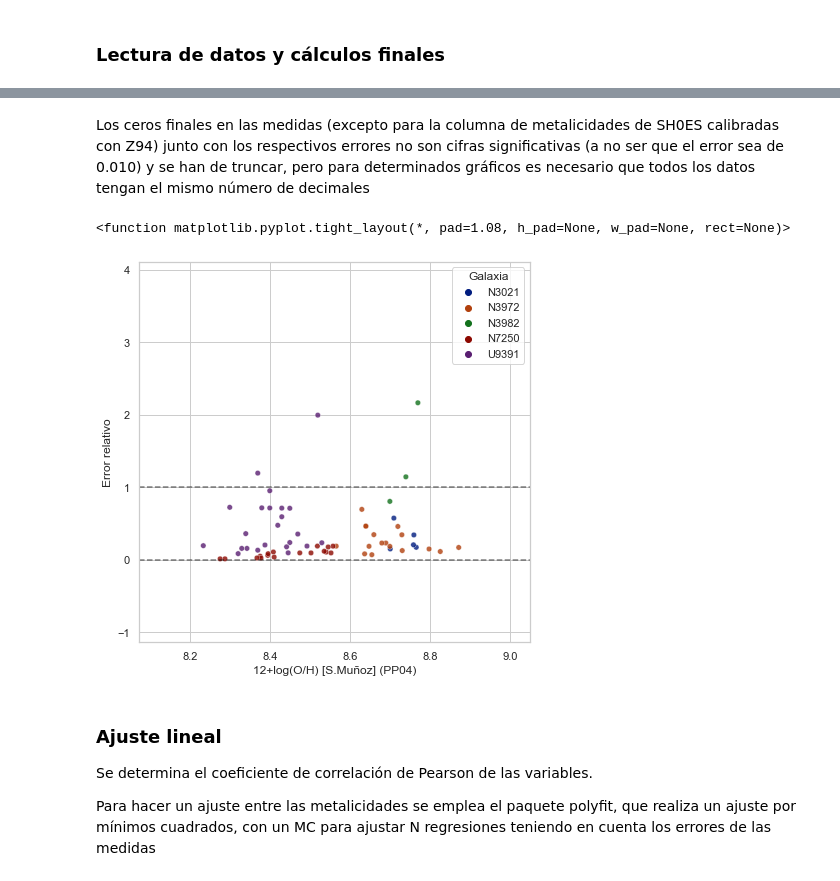
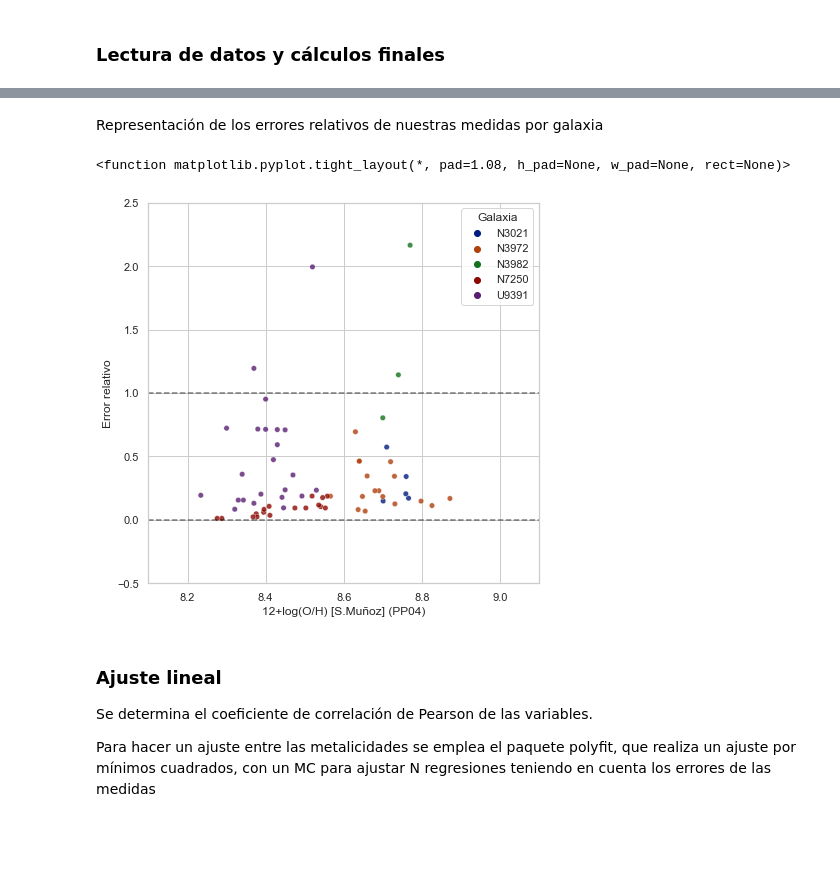
Before and after one commit to saraemete/TFM-Cepheids, a Jupyter notebook: results_discussion.ipynb, the cells around one changed output, grey strips where cells are left out. Cells and saved outputs as stored; diff of their text form; code cells hidden in the pictures; blank space fills up the shorter version.

```diff
--- a/results_discussion.ipynb
+++ b/results_discussion.ipynb
@@ -269,22 +262,20 @@ table_latex = {'Galaxia': df['Galaxia'],
 65 rows × 8 columns
-# %% [markdown]
-Los ceros finales en las medidas (excepto para la columna de metalicidades de SH0ES calibradas con Z94) junto con los respectivos errores no son cifras significativas (a no ser que el error sea de 0.010) y se han de truncar, pero para determinados gráficos es necesario que todos los datos tengan el mismo número de decimales
+# %% [markdown]
+Representación de los errores relativos de nuestras medidas por galaxia
 # %%
 sns.set_theme(style="whitegrid")
 
 
 g = sns.jointplot(data=df, x="12+log(O/H) [S.Muñoz] (PP04)", y="Error relativo", hue="Galaxia", space=0,
-                  ratio=5000,height=7, s=30, alpha=0.8,palette='dark')
+                  ratio=5000,height=7, s=30, alpha=0.8,palette='dark', xlim=(8.1,9.1), ylim=(-0.5,2.5))
 
 g.ax_joint.axhline(0,linestyle='--', color='black', alpha=0.5)
-
 g.ax_joint.axhline(1,linestyle='--', color='black', alpha=0.5)
 
-
 plt.tight_layout
 # %% [output]
 <function matplotlib.pyplot.tight_layout(*, pad=1.08, h_pad=None, w_pad=None, rect=None)>
-[figure, old version]
+[figure, new version]
 # %% [markdown]
 ### Ajuste lineal
 
```
Also changed, not shown: parts of 8 cells of this notebook, 4 other files.
